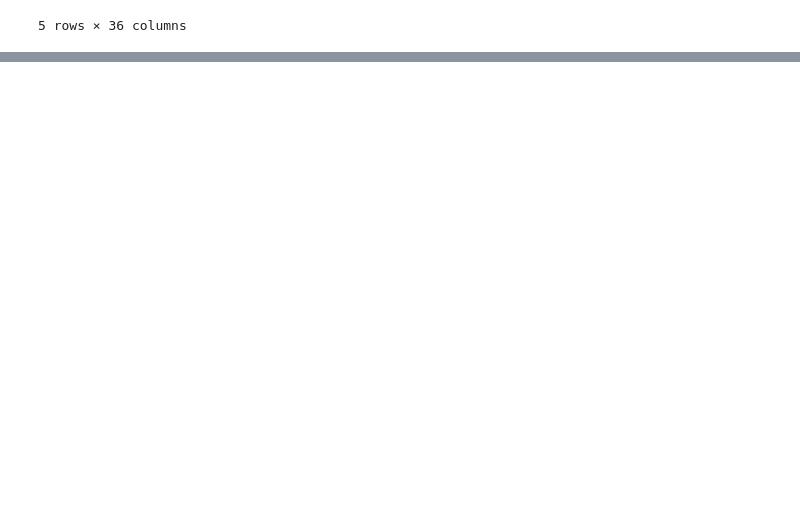
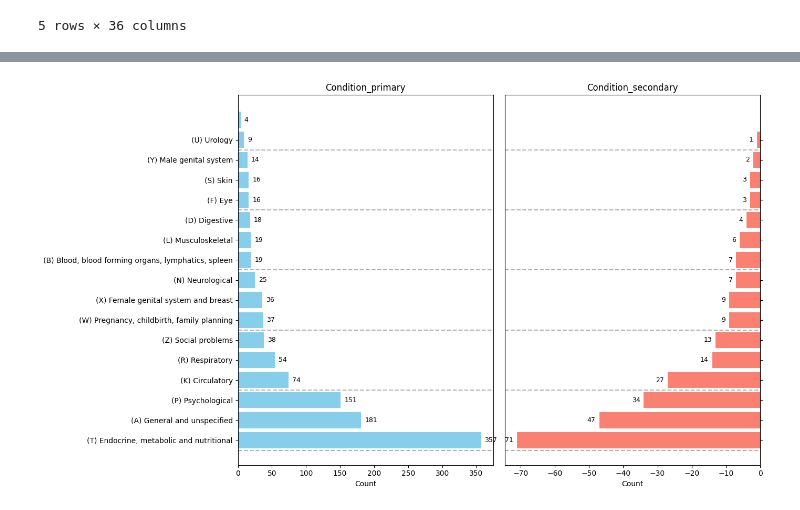
Before and after one commit to boonhowchew/malaysia-primary-care-research, a Jupyter notebook: LastCharts.ipynb, the cells around one changed output, grey strips where cells are left out. Cells and saved outputs as stored; diff of their text form; code cells hidden in the pictures; blank space fills up the shorter version.

```diff
--- a/LastCharts.ipynb
+++ b/LastCharts.ipynb
@@ -104,0 +427,72 @@ Passing `palette` without assigning `hue` is deprecated and will be removed in v
+# %%
+import pandas as pd
+import matplotlib.pyplot as plt
+import seaborn as sns
+
+# Load your dataset
+df = pd.read_csv("REALQUAMI_Dataset_Merged.csv")
+
+# Count frequencies for the two condition variables (sorted descending)
+cond1_counts = df["Condition_primary"].value_counts().sort_values(ascending=False)
+cond2_counts = df["Condition_secondary"].value_counts().sort_values(ascending=False)
+
+# For the right chart, we convert counts to negative so the bars extend leftwards (mirrored)
+cond2_neg = -cond2_counts
+
+# Prepare figure with two subplots sharing the same y-axis
+fig, axes = plt.subplots(nrows=1, ncols=2, figsize=(14, 8), sharey=True)
+
+# --------------------
+# Left Chart: Condition_primary
+# --------------------
+# We'll plot the bars manually using the index positions so we can ensure all labels appear
+y_positions_1 = range(len(cond1_counts))
+axes[0].barh(y_positions_1, cond1_counts.values, color="skyblue", zorder=2)
+axes[0].set_title("Condition_primary", fontsize=12)
+axes[0].set_xlabel("Count")
+axes[0].set_yticks(y_positions_1)
+axes[0].set_yticklabels(cond1_counts.index)
+axes[0].invert_yaxis()  # So the largest category appears at the top
+
+# Annotate each bar on the left chart
+for i, value in enumerate(cond1_counts.values):
+    axes[0].annotate(f"{int(value)}",
+                     (value, i),
+                     xytext=(5, 0),  # offset 5 pixels to the right
+                     textcoords="offset points",
+                     va="center", ha="left", fontsize=9, zorder=3)
+
+# --------------------
+# Right Chart: Condition_secondary
+# --------------------
+y_positions_2 = range(len(cond2_counts))
+axes[1].barh(y_positions_2, cond2_neg.values, color="salmon", zorder=2)
+axes[1].set_title("Condition_secondary", fontsize=12)
+axes[1].set_xlabel("Count")
+axes[1].set_yticks(y_positions_2)
+axes[1].set_yticklabels(cond2_counts.index)
+axes[1].invert_yaxis()  # Largest category at the top
+axes[1].yaxis.tick_right()  # Move y-axis labels to the right side
+axes[1].yaxis.set_label_position("right")
+
+# Annotate each bar on the right chart (using absolute count)
+for i, value in enumerate(cond2_counts.values):
+    axes[1].annotate(f"{int(value)}",
+                     (-value, i),
+                     xytext=(-5, 0),  # offset 5 pixels to the left
+                     textcoords="offset points",
+                     va="center", ha="right", fontsize=9, zorder=3)
+
+# --------------------
+# Add Horizontal Dotted Grid Lines Every 3rd Category
+# --------------------
+# Here, we manually draw horizontal lines at positions corresponding to every third label.
+for i in range(0, max(len(cond1_counts), len(cond2_counts)), 3):
+    # The y-coordinate for a horizontal line is set at (i - 0.5) to fall between bars.
+    axes[0].axhline(i - 0.5, color="grey", linestyle="--", alpha=0.6, zorder=1)
+    axes[1].axhline(i - 0.5, color="grey", linestyle="--", alpha=0.6, zorder=1)
+
+plt.tight_layout()
+plt.show()
+# %% [output]
+[figure, added]
```
Also changed, not shown: parts of 10 cells of this notebook, 2 other files.
